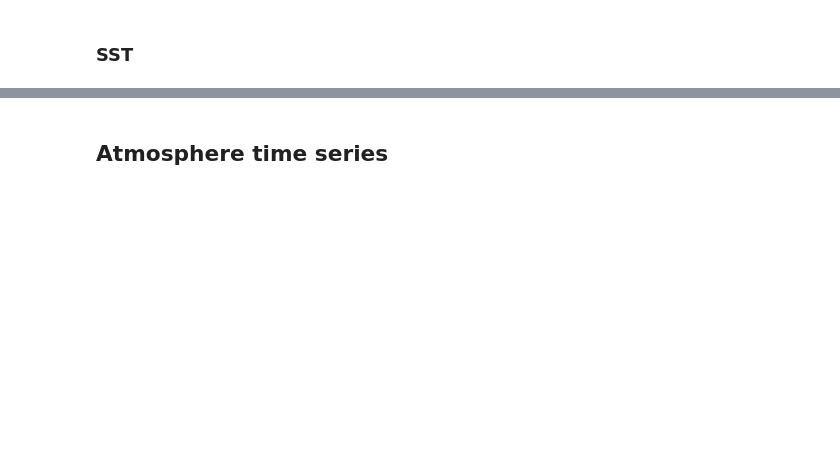
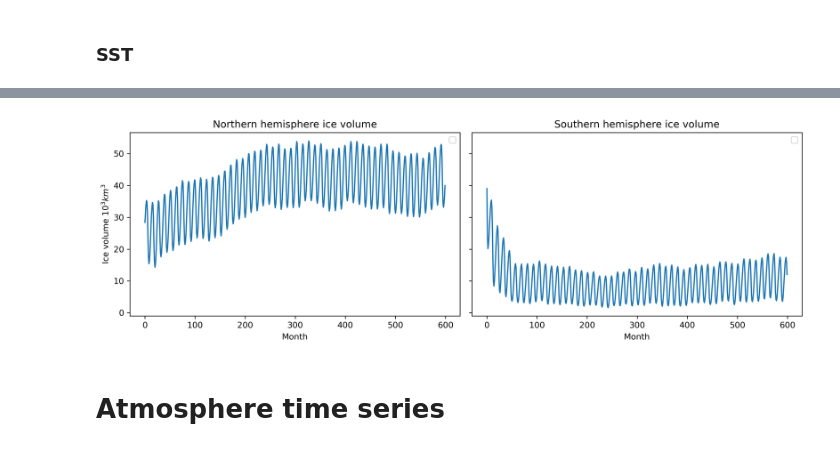
Before and after one commit to ACCESS-Community-Hub/access-cm3-paper-1, a Jupyter notebook: notebooks/sandbox-python/global-time-series.ipynb, the cells around one changed output, grey strips where cells are left out. Drawn from its saved outputs; the diff is of its cells as text; code cells hidden in the pictures; blank space fills up the shorter version.

```diff
--- a/notebooks/sandbox-python/global-time-series.ipynb
+++ b/notebooks/sandbox-python/global-time-series.ipynb
@@ -177,0 +205,3 @@ ice_fraction = datastore.search(variable="aice_m", frequency="1mon")
+# %%
+%%time
+nh_ice_vol = ice_ds.vicen_m.weighted(nh_mask).sum(dim=('nc', 'nj', 'ni')).compute()
@@ -177,0 +213,3 @@ ice_fraction = datastore.search(variable="aice_m", frequency="1mon")
+# %%
+%%time
+sh_ice_vol = ice_ds.vicen_m.weighted(sh_mask).sum(dim=('nc', 'nj', 'ni')).compute()
@@ -178,2 +221,21 @@ ice_fraction = datastore.search(variable="aice_m", frequency="1mon")
+# %%
+fig, (ax1, ax2) = plt.subplots(1, 2, figsize=(12, 4), sharey=True)
+
+ax1.plot(nh_ice_vol / 1e12)
+ax2.plot(sh_ice_vol / 1e12)
+
+ax1.set_title('Northern hemisphere ice volume')
+ax1.set_ylabel('Ice volume $10^3 km^3$')
+ax1.set_xlabel('Month')
+ax1.legend()
+
+ax2.set_title('Southern hemisphere ice volume')
+ax1.set_ylabel('Ice volume $10^3 km^3$')
+ax2.set_xlabel('Month')
+ax2.legend()
+plt.tight_layout()
+# plt.savefig('workshop-plots/cm3_ice_vol.png')
+# %% [output]
+[figure, added]
 # %% [markdown]
-## Atmosphere time series
+# Atmosphere time series
```
Also changed, not shown: parts of 32 cells of this notebook.
